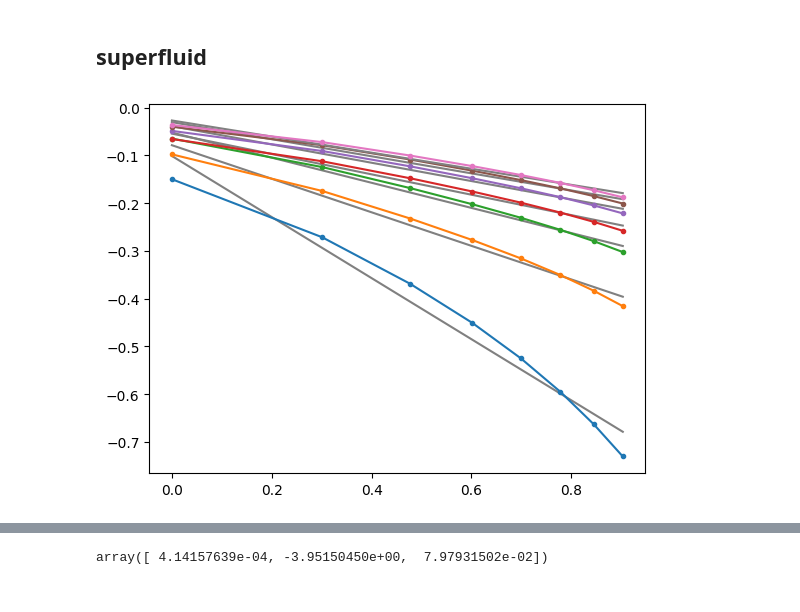
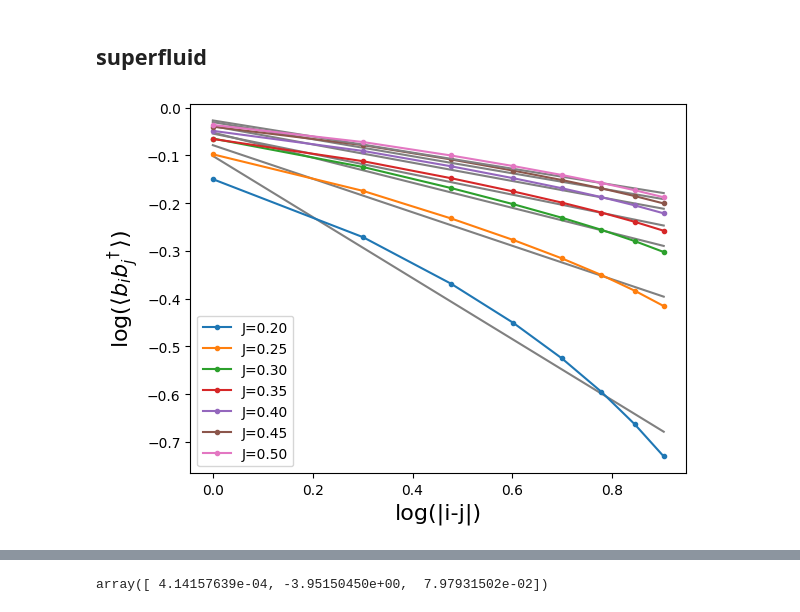
Before and after one commit to ScoomenstheMumens/Numerical-Methods-for-Physics, a Jupyter notebook: DMRG/plot_results.ipynb, the cells around one changed output, grey strips where cells are left out. Cells and saved outputs as stored; diff of their text form; code cells hidden in the pictures.

```diff
--- a/DMRG/plot_results.ipynb
+++ b/DMRG/plot_results.ipynb
@@ -13,6 +13,8 @@ import matplotlib.pyplot as plt
 import numpy as np
 # %%
 m_s = [10, 12, 15, 20, 30]
+
+lasts_=[]
 
 for m in m_s:
     file = open("dati/mu04_J02_Nmax4_m"+str(m), "r")
@@ -22,9 +24,10 @@ for m in m_s:
         datas.append((x, y))
 
     x, y = zip(*datas)
+    lasts_.append(y[-1])
     plt.plot(x, y, "*", label="m="+str(m))
-plt.xlabel('First Column')
-plt.ylabel('Second Column')
+plt.xlabel(r'size $L_A$', fontsize=16)
+plt.ylabel('Von Neuman Entropy', fontsize=16)
 plt.legend()
 plt.show()
 # %% [output]
@@ -42,10 +53,10 @@ for m in m_s:
         datas.append((x, y))
 
     x, y = zip(*datas)
-    plt.plot(x, y, "*", label="g="+str(m))
-plt.plot([6,50],[0.66,0.66], "gray", linestyle="--")
-plt.xlabel('First Column')
-plt.ylabel('Second Column')
+    plt.plot(x, y, ".", label="g="+str(m))
+#plt.plot([6,50],[0.66,0.66], "gray", linestyle="--")
+plt.xlabel(r'size $L_A$', fontsize=16)
+plt.ylabel('Von Neuman Entropy', fontsize=16)
 plt.legend()
 plt.show()
 # %% [output]
@@ -63,6 +74,7 @@ We changed the truncation size $m$ in the range [10,30].
 # %%
 m_s = [10, 12, 15, 20, 30]
 
+lasts_ = []
 for m in m_s:
     file = open("dati/mu04_J05_Nmax4_m"+str(m), "r")
     datas = []
@@ -71,9 +83,10 @@ for m in m_s:
         datas.append((x, y))
 
     x, y = zip(*datas)
+    lasts_.append(y[-1])
     plt.plot(x, y, "*", label="m="+str(m))
-plt.ylabel(r'$S(\rho_A)$')
-plt.xlabel('L')
+plt.ylabel(r'$S(\rho_A)$', fontsize=16)
+plt.xlabel(r'$L_A$', fontsize=16)
 plt.legend()
 plt.show()
 # %% [output]
@@ -142,20 +163,21 @@ plt.show()
 the fixed parameters are: $U = 1$, $\mu=0.4$, $N_{max}=4$, $g=1$.
 # %%
 names = ["dati/correlators_mu04_Nmax4_m_10.txt",
-         "dati/correlators_mu04_Nmax4_m_30.txt",
-         "dati/correlators_mu04_Nmax4_m_20.txt",
-         "dati/correlators_mu04_Nmax4_m_15.txt",
          "dati/correlators_mu04_Nmax4_m_12.txt",
          "dati/correlators_mu04_Nmax4_m_13.txt",
-         "dati/correlators_mu04_Nmax4_m_14.txt"
+         "dati/correlators_mu04_Nmax4_m_14.txt",
+         "dati/correlators_mu04_Nmax4_m_15.txt",
+         "dati/correlators_mu04_Nmax4_m_20.txt",
+         "dati/correlators_mu04_Nmax4_m_30.txt"
          ]
 
-colors = ["tab:grey", "tab:green", "tab:grey", "tab:grey", "tab:grey", "tab:grey", "tab:grey"]
+colors = ["tab:grey", "tab:grey", "tab:grey", "tab:grey", "tab:grey", "tab:grey",  "tab:green"]
+alphas = [0.3,0.3,0.4,0.5,0.7,0.8,1]#np.linspace(0.3,.9, 6)
 
 for j, name in enumerate(names):
     file = open(name)
 
-    alphas = np.linspace(0.3,.9, 6)
+
 
     all_datas_corr = []
     Js_corr = []
@@ -170,7 +192,7 @@ for j, name in enumerate(names):
         all_datas_corr.append(datas)
 
         X = np.arange(0,20)
-        plt.plot(X, datas, linestyle="-", marker=".", c=colors[j], alpha=alphas[i], label="J = %.2f"%J)
+        plt.plot(X, datas, linestyle="-", marker=".", c=colors[j], alpha=alphas[j], label="J = %.2f"%J)
 
     plt.xlabel(r'$|i-j|$', fontsize=15)
     plt.ylabel(r'$\langle b_i b_j^\dagger \rangle$', fontsize=15)
@@ -209,22 +231,26 @@ def line(x, m, q):
 # %%
 
 Ks = []
 dKs = []
 
 # superfluid phase
 first_index = 3
 last_index = 10
 N_points = 9
 for i,J in enumerate(Js_corr[first_index:last_index]):
     X = np.log10(np.arange(1,N_points,step=1))
     Y = np.log10(all_datas_corr[first_index+i][1:N_points])
     result, cov = curve_fit(line, X, Y)
     Ks.append(-result[0]/2)
     dKs.append(cov[0][0]**.5)
 
     plt.plot(X, line(X, result[0], result[1]), color="gray")
-    plt.plot(X,Y, marker=".")
+    plt.plot(X,Y, marker=".", label="J=%.2f"%J)
 
+plt.xlabel("log(|i-j|)", fontsize=16)
+plt.ylabel(r"log($\langle b_i b_j^\dagger\rangle$)", fontsize=16)
+
+plt.legend()
 plt.show()
 # %% [output]
-[figure, old version]
+[figure, new version]
```
Also changed, not shown: parts of 10 cells of this notebook, 1 other file.
